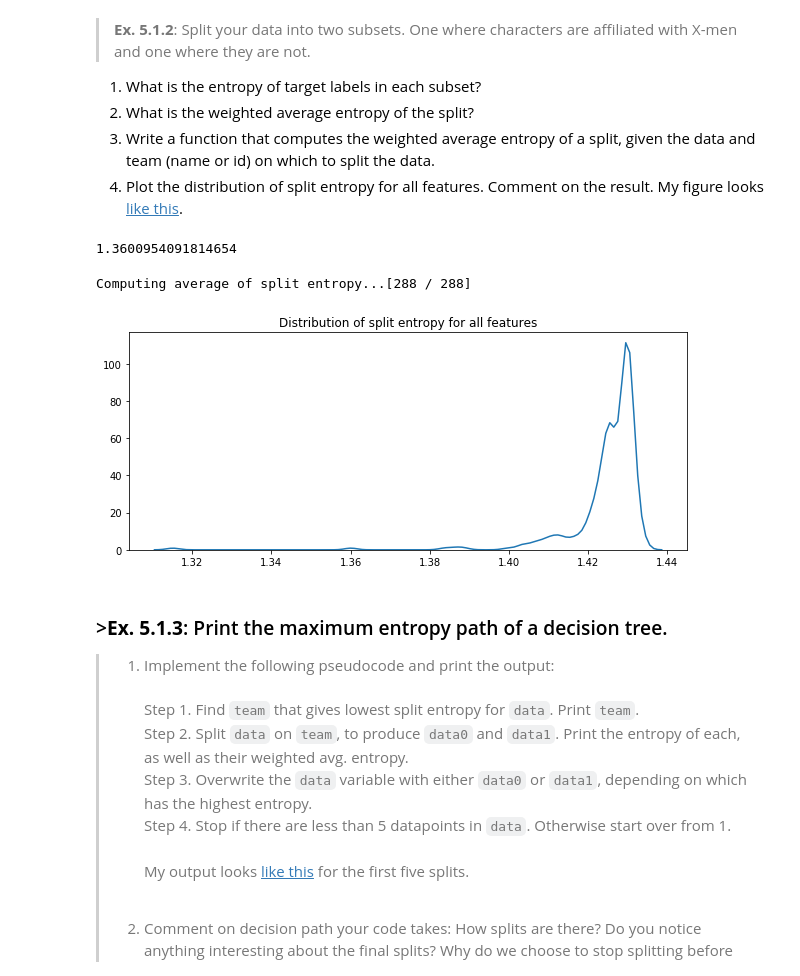
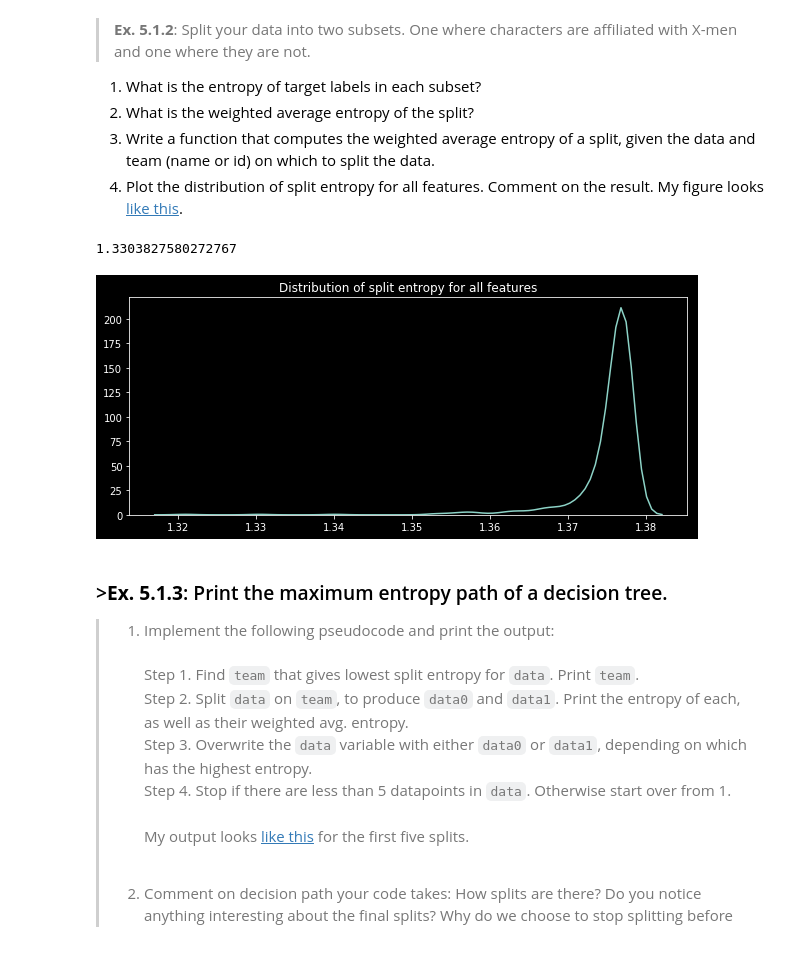
Before and after one commit to allengueco/marvel_project, a Jupyter notebook: machine_learning2.ipynb, the cells around one changed output. Saved outputs shown, nothing was run; the diff lists cells and outputs as text; code cells hidden in the pictures.

```diff
--- a/machine_learning2.ipynb
+++ b/machine_learning2.ipynb
@@ -30,11 +30,14 @@ In this exercise you will implement the decision making algorithm of a decision
 >**Ex. 5.1.1**: Read about [Shannon entropy](https://en.wikipedia.org/wiki/Entropy_(information_theory).
 1. What is it? How is it defined mathematically (write out the formula in LateX formatting)?
 2. Write a function that computes the Shannon-entropy of a probability vector. Compute the Shannon entropy of `p=[0.4, 0.6]`.
-# %%
-import numpy as np
-
-def shannon(p):
-    return -1.0*sum([x*np.log2(x) for x in p])
+# %%
+%matplotlib inline
+import numpy as np
+import pandas as pd
+import matplotlib.pyplot as plt
+plt.style.use('dark_background')
+import seaborn as sns
+from collections import Counter
 # %% [markdown]
 >**Ex. 5.1.2**: Split your data into two subsets. One where characters are affiliated with X-men and one where they are not.
 1. What is the entropy of target labels in each subset?
@@ -43,7 +46,7 @@ def shannon(p):
 4. Plot the distribution of split entropy for all features. Comment on the result. My figure looks [like this](http://ulfaslak.com/computational_analysis_of_big_data/exer_figures/example_6.2.2.4.png).
 # %%
 import pandas as pd
-ml_data = pd.read_csv("affiliations.csv", index_col=0)
-features = data.iloc[:,:-1]
-target = data.faction
+marvel = pd.read_csv("marvel.csv",index_col=0)
+marvel_features = marvel.iloc[:,:-1]
+marvel_target = marvel.faction
 # %%
@@ -80,32 +81,26 @@ def compute_avg_ent_feature(pdata, feature):
 
     return entropy_after
 # %%
-compute_avg_ent_feature(ml_data,"X-Men")
+compute_avg_ent_feature(marvel,"X-Men")
 # %% [output]
-1.3600954091814654
+1.3303827580272767
 # %%
-#Plot the distribution of split entropy for all features. Comment on the result.
-import sys
-all_entropy = []
-progress = 0
-for progress,column in enumerate(data):
-    if column != 'faction':
-        all_entropy.append(compute_avg_ent_feature(data,column))
-        sys.stdout.write("Computing average of split entropy...[%d / %d] \r" % (progress+1,len(data.columns)-1))
-        sys.stdout.flush()
+# Plot the distribution of split entropy for all features
+def plot_entropy(data):
+    all_entropy = []
+    for progress,column in enumerate(data):
+        if column != 'faction':
+            all_entropy.append(compute_avg_ent_feature(data,column))
+            # print("Computing average of split entropy...[%d / %d] \r" % (progress+1,len(marvel.columns)-1),end='\r')
+
+    plt.figure(figsize=(10,4))
+    plt.title("Distribution of split entropy for all features")
+    sns.kdeplot(all_entropy)
+
+    plt.show()
+plot_entropy(marvel)
 # %% [output]
-Computing average of split entropy...[288 / 288]
+[figure, added]
-# %%
-import matplotlib.pyplot as plt
-import seaborn as sns
-
-plt.figure(figsize=(10,4))
-plt.title("Distribution of split entropy for all features")
-sns.kdeplot(all_entropy)
-
-plt.show()
-# %% [output]
-[figure, removed]
 # %% [markdown]
 ### >**Ex. 5.1.3**: Print the maximum entropy path of a decision tree.
 >
```
Also changed, not shown: parts of 4 cells of this notebook, 5 other files.
